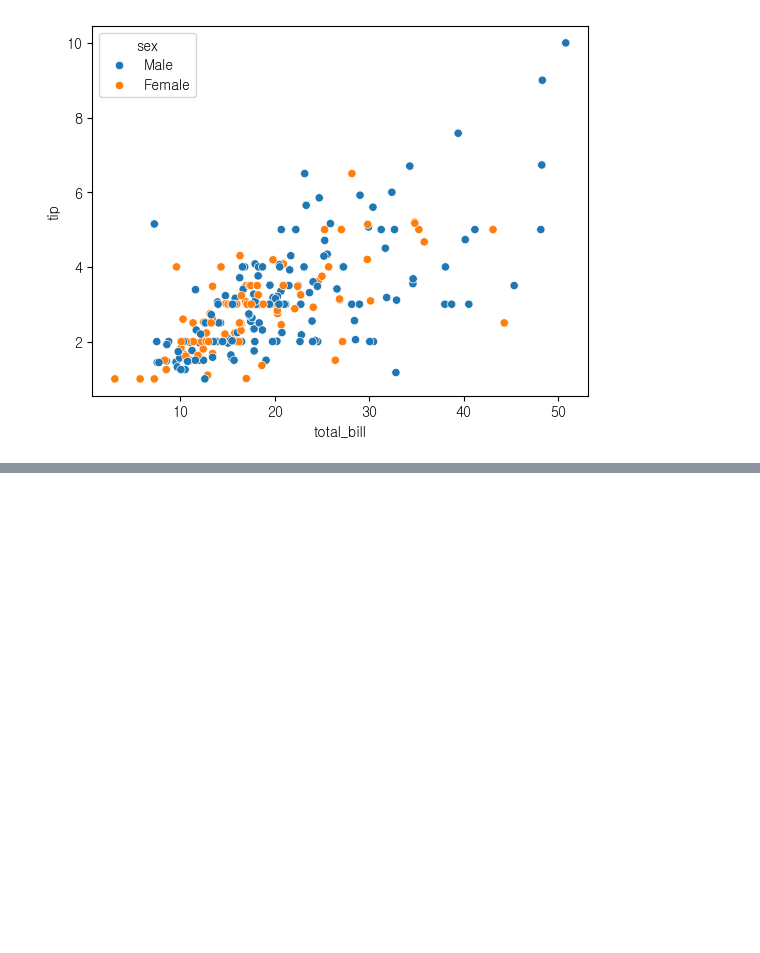
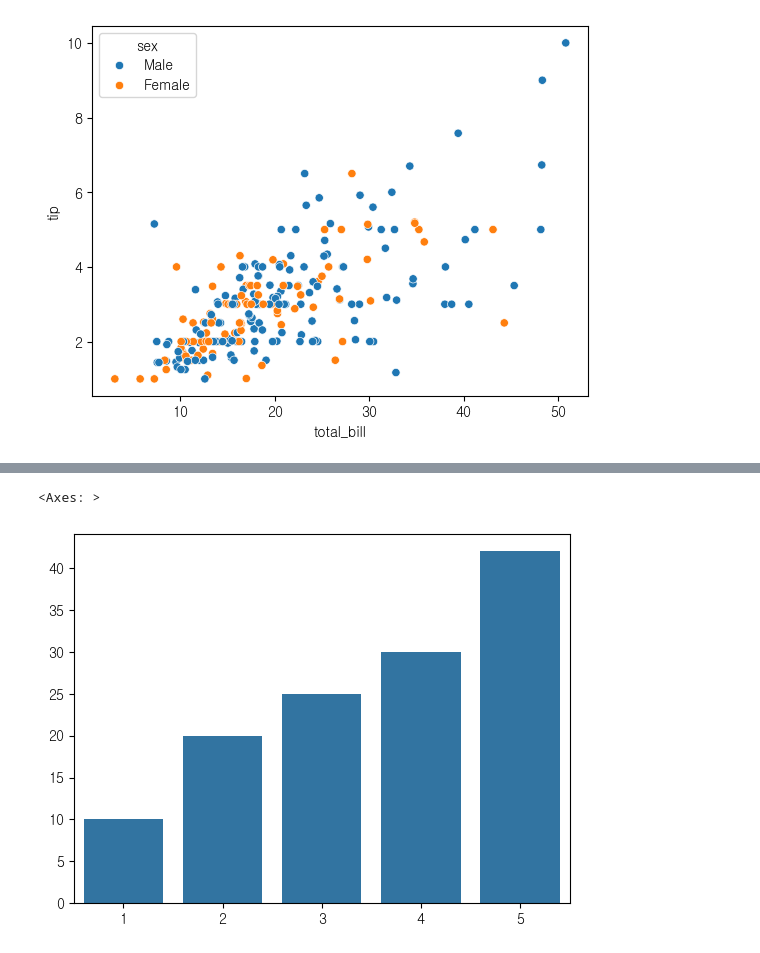
Before and after one commit to jjuuu999/hipython, a Jupyter notebook: 43.시각화.ipynb, the cells around one changed output, grey strips where cells are left out. Saved outputs shown, nothing was run; the diff lists cells and outputs as text; code cells hidden in the pictures; blank space fills up the shorter version.

```diff
--- a/43.시각화.ipynb
+++ b/43.시각화.ipynb
@@ -485,0 +499,5 @@ sns.scatterplot(data=df_tips, x='total_bill', y='tip', hue='sex')
+# %%
+sns.barplot(x=x,y=y)
+# %% [output]
+<Axes: >
+[figure, added]
```
Also changed, not shown: parts of 45 cells of this notebook.
